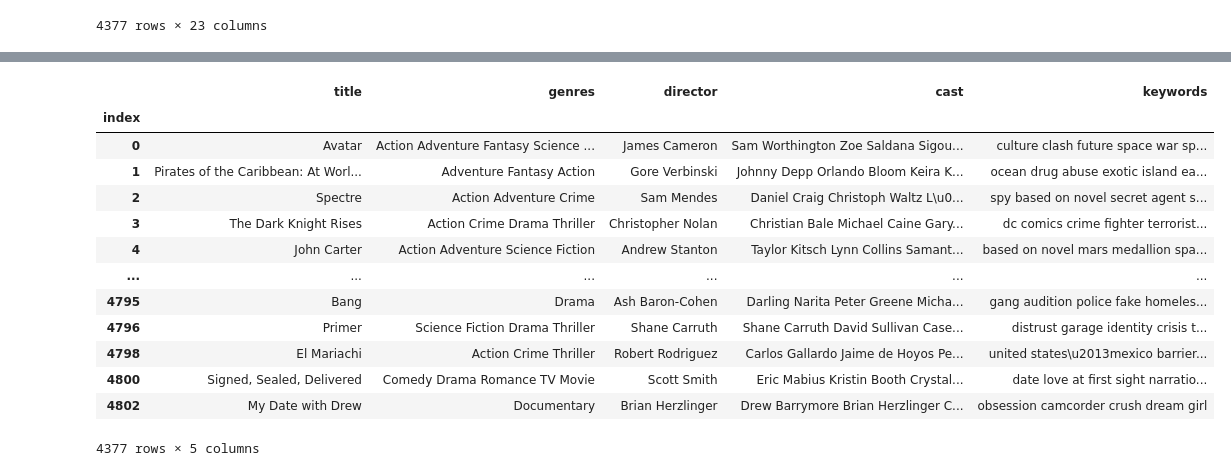
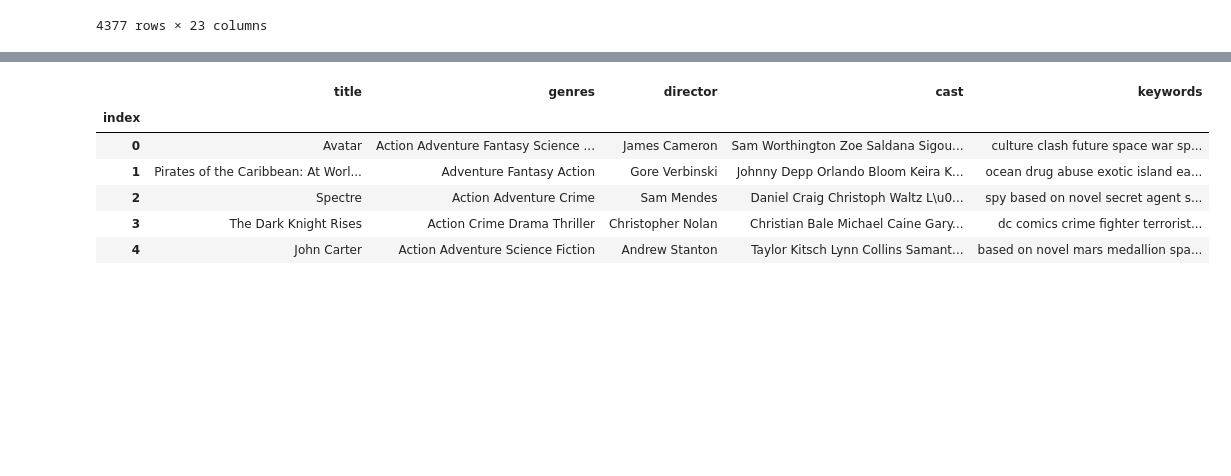
Before and after one commit to furkan-uzmez/RecommenderSystem, a Jupyter notebook: content_based_recommendation/main.ipynb, the cells around one changed output, grey strips where cells are left out. Drawn from its saved outputs; the diff is of its cells as text; code cells hidden in the pictures; blank space fills up the shorter version.

```diff
--- a/content_based_recommendation/main.ipynb
+++ b/content_based_recommendation/main.ipynb
@@ -102,19 +104,13 @@ Data columns (total 23 columns):
 dtypes: float64(3), int64(4), object(16)
 memory usage: 820.7+ KB
 # %%
-df[['title','genres','director','cast','keywords']]
+df = df[['title','genres','director','cast','keywords']]
+df.head()
 # %% [output]
 |  | title | genres | director | cast | keywords |
 | index |  |  |  |  |  |
 | 0 | Avatar | Action Adventure Fantasy Science ... | James Cameron | Sam Worthington Zoe Saldana Sigou... | culture clash future space war sp... |
 | 1 | Pirates of the Caribbean: At Worl... | Adventure Fantasy Action | Gore Verbinski | Johnny Depp Orlando Bloom Keira K... | ocean drug abuse exotic island ea... |
 | 2 | Spectre | Action Adventure Crime | Sam Mendes | Daniel Craig Christoph Waltz L\u0... | spy based on novel secret agent s... |
 | 3 | The Dark Knight Rises | Action Crime Drama Thriller | Christopher Nolan | Christian Bale Michael Caine Gary... | dc comics crime fighter terrorist... |
 | 4 | John Carter | Action Adventure Science Fiction | Andrew Stanton | Taylor Kitsch Lynn Collins Samant... | based on novel mars medallion spa... |
-| ... | ... | ... | ... | ... | ... |
-| 4795 | Bang | Drama | Ash Baron-Cohen | Darling Narita Peter Greene Micha... | gang audition police fake homeles... |
-| 4796 | Primer | Science Fiction Drama Thriller | Shane Carruth | Shane Carruth David Sullivan Case... | distrust garage identity crisis t... |
-| 4798 | El Mariachi | Action Crime Thriller | Robert Rodriguez | Carlos Gallardo Jaime de Hoyos Pe... | united states\u2013mexico barrier... |
-| 4800 | Signed, Sealed, Delivered | Comedy Drama Romance TV Movie | Scott Smith | Eric Mabius Kristin Booth Crystal... | date love at first sight narratio... |
-| 4802 | My Date with Drew | Documentary | Brian Herzlinger | Drew Barrymore Brian Herzlinger C... | obsession camcorder crush dream girl |
-4377 rows × 5 columns
```
Also changed, not shown: parts of 15 cells of this notebook.
